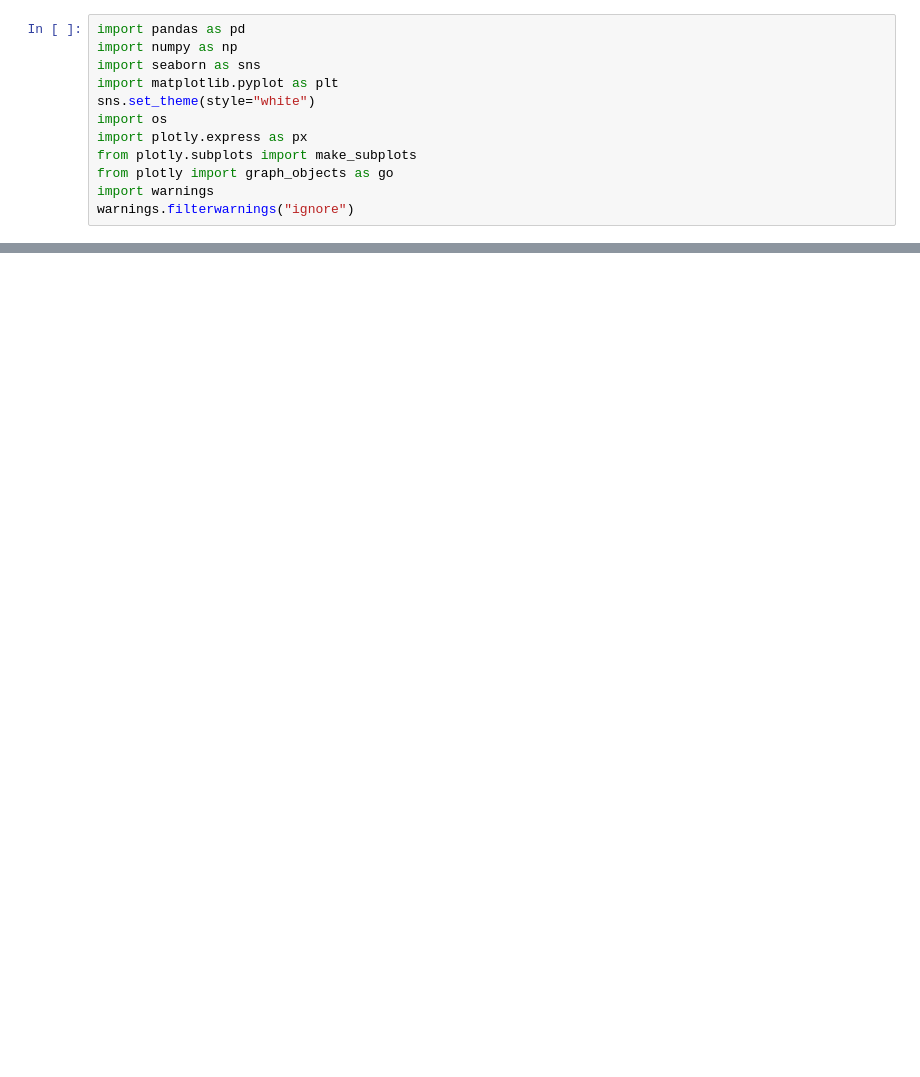
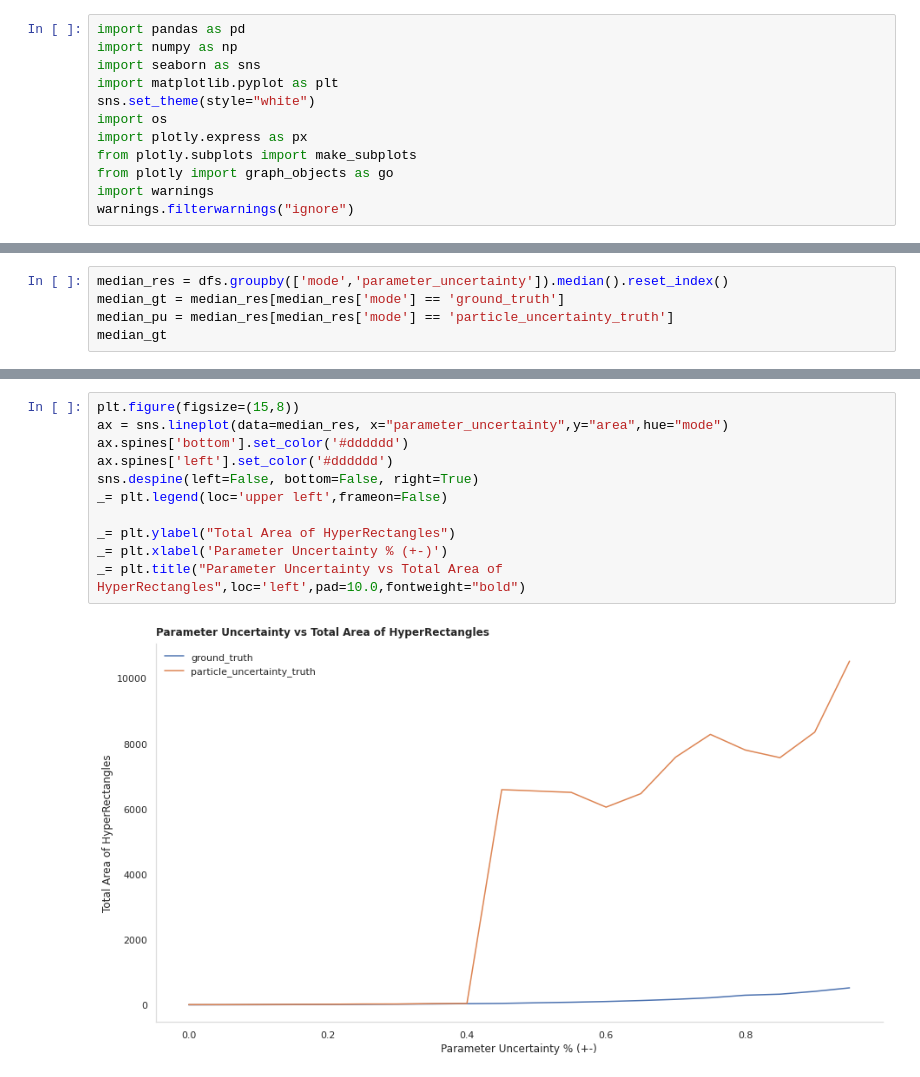
Before and after one commit to pmusau17/Platooning-F1Tenth, a Jupyter notebook: src/rtreach/logs/uncertainty_experiments/UncertaintyExperiments.ipynb, the cells around one changed output, grey strips where cells are left out. Saved outputs shown, nothing was run; the diff lists cells and outputs as text; blank space fills up the shorter version.

```diff
--- a/src/rtreach/logs/uncertainty_experiments/UncertaintyExperiments.ipynb
+++ b/src/rtreach/logs/uncertainty_experiments/UncertaintyExperiments.ipynb
@@ -53,0 +56,5 @@ dfs.groupby(['mode','parameter_uncertainty']).mean()
+# %%
+median_res = dfs.groupby(['mode','parameter_uncertainty']).median().reset_index()
+median_gt = median_res[median_res['mode'] == 'ground_truth']
+median_pu = median_res[median_res['mode'] == 'particle_uncertainty_truth']
+median_gt
@@ -53,0 +99,13 @@ dfs.groupby(['mode','parameter_uncertainty']).mean()
+# %%
+plt.figure(figsize=(15,8))
+ax = sns.lineplot(data=median_res, x="parameter_uncertainty",y="area",hue="mode")
+ax.spines['bottom'].set_color('#dddddd')
+ax.spines['left'].set_color('#dddddd')
+sns.despine(left=False, bottom=False, right=True)
+_= plt.legend(loc='upper left',frameon=False)
+
+_= plt.ylabel("Total Area of HyperRectangles")
+_= plt.xlabel('Parameter Uncertainty % (+-)')
+_= plt.title("Parameter Uncertainty vs Total Area of HyperRectangles",loc='left',pad=10.0,fontweight="bold")
+# %% [output]
+[figure, added]
```
Also changed, not shown: parts of 8 cells of this notebook, 4 other files.
